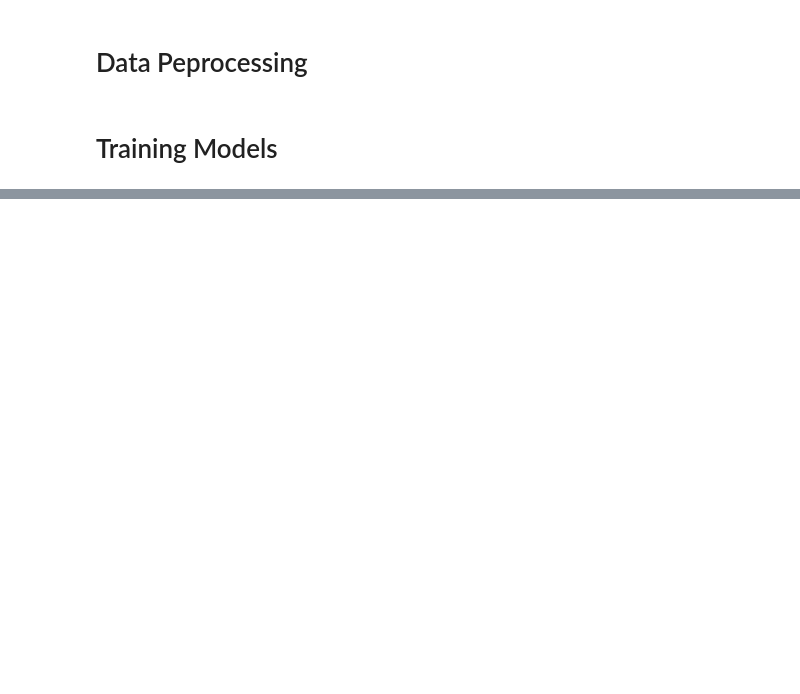
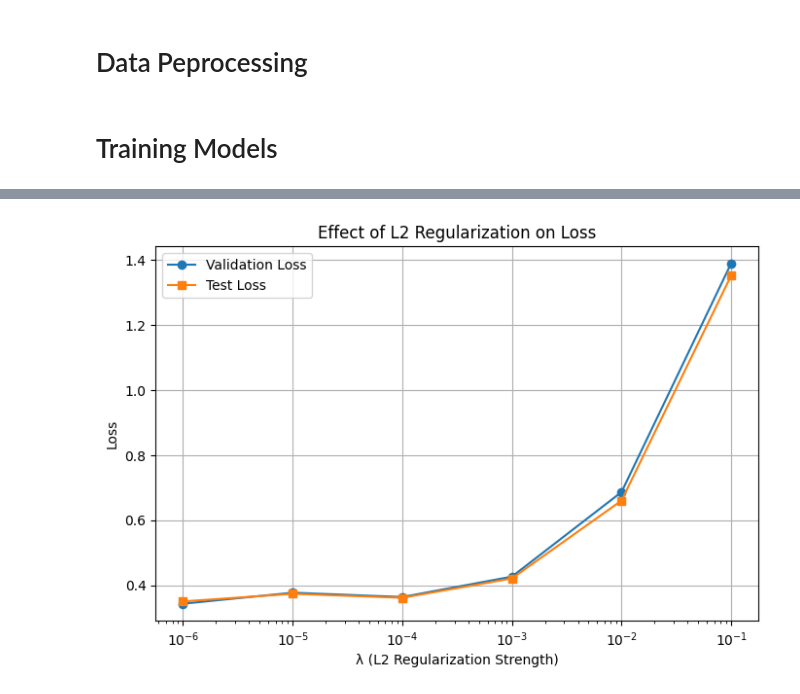
Before and after one commit to Fragoa/Regularizing-Neural-Networks, a Jupyter notebook: Regularizing_Neural_Networks.ipynb, the cells around one changed output, grey strips where cells are left out. Cells and saved outputs as stored; diff of their text form; code cells hidden in the pictures; blank space fills up the shorter version.

```diff
--- a/Regularizing_Neural_Networks.ipynb
+++ b/Regularizing_Neural_Networks.ipynb
@@ -158,27 +300,6 @@ print(f"\n✅ Optimal λ found: λ_opt = {best_lambda:.0e}")
-# %%
-def train_model_with_l2(lambda_val):
-    model = keras.Sequential([
-        layers.Dense(16, activation='relu', input_shape=(784,),
-                     kernel_regularizer=regularizers.l2(lambda_val)),
-        layers.Dense(12, activation='relu',
-                     kernel_regularizer=regularizers.l2(lambda_val)),
-        layers.Dense(10, activation='softmax')
-    ])
-    model.compile(optimizer='adam',
-                  loss='sparse_categorical_crossentropy',
-                  metrics=['accuracy'])
-    history = model.fit(x_train, y_train,
-                        epochs=15,
-                        batch_size=32,
-                        validation_data=(x_val, y_val),
-                        verbose=0)
-    return history
-# %%
-# Train models for different λ values
-for lmbd in lambda_values:
-    histـl2 = train_model_with_l2(lmbd)
-    train_acc = hist.history['accuracy'][-1]
-    val_acc = hist.history['val_accuracy'][-1]
-    results.append((lmbd, train_acc, val_acc))
+# %%
+results_l2 = []
+for lmbd in lambda_values:
+    results_l2.append(train_model_with_l2(lmbd))
 # %%
 # Print results
@@ -210,0 +318,18 @@ print(f"\n Optimal λ found for L2: λ_opt = {best_lambda:.0e}")
+# %%
+# Plot validation & test loss vs λ
+lambdas = [r[0] for r in results_l2]
+val_losses = [r[3] for r in results_l2]
+test_losses = [r[4] for r in results_l2]
+
+plt.figure(figsize=(8,5))
+plt.plot(lambdas, val_losses, marker='o', label='Validation Loss')
+plt.plot(lambdas, test_losses, marker='s', label='Test Loss')
+plt.xscale('log')
+plt.xlabel('λ (L2 Regularization Strength)')
+plt.ylabel('Loss')
+plt.title('Effect of L2 Regularization on Loss')
+plt.legend()
+plt.grid(True)
+plt.show()
+# %% [output]
+[figure, added]
```
Also changed, not shown: parts of 23 cells of this notebook.
